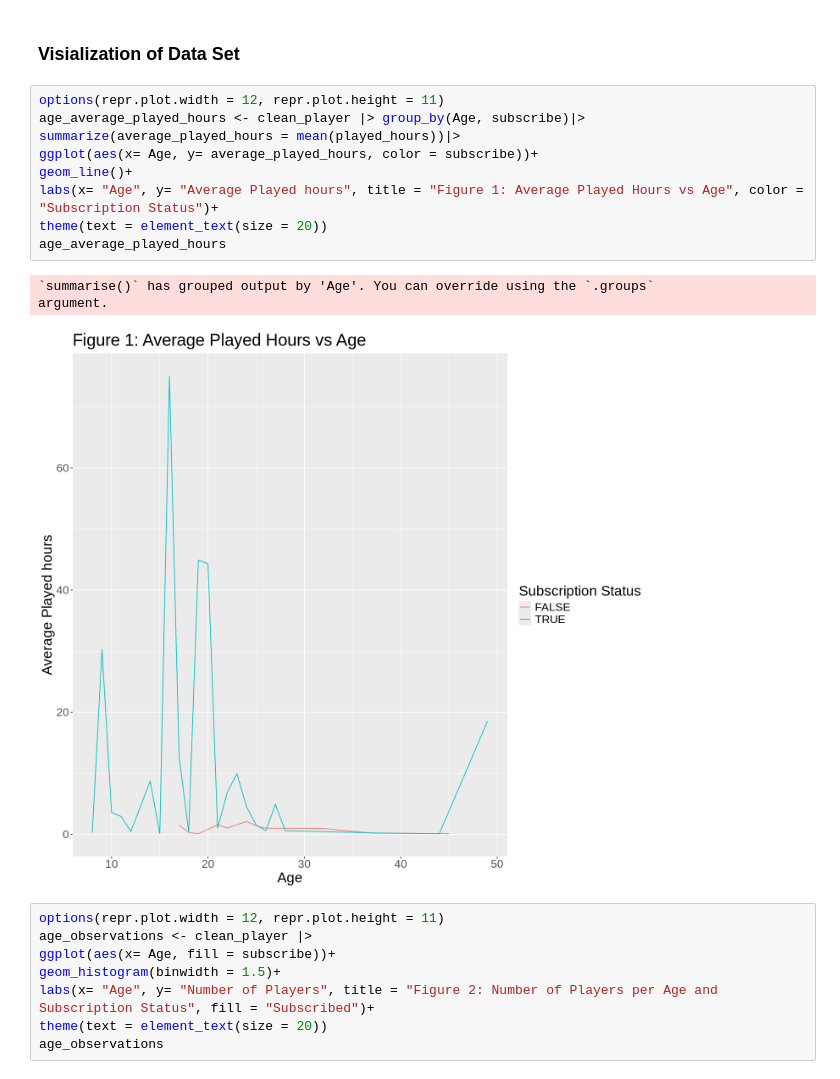
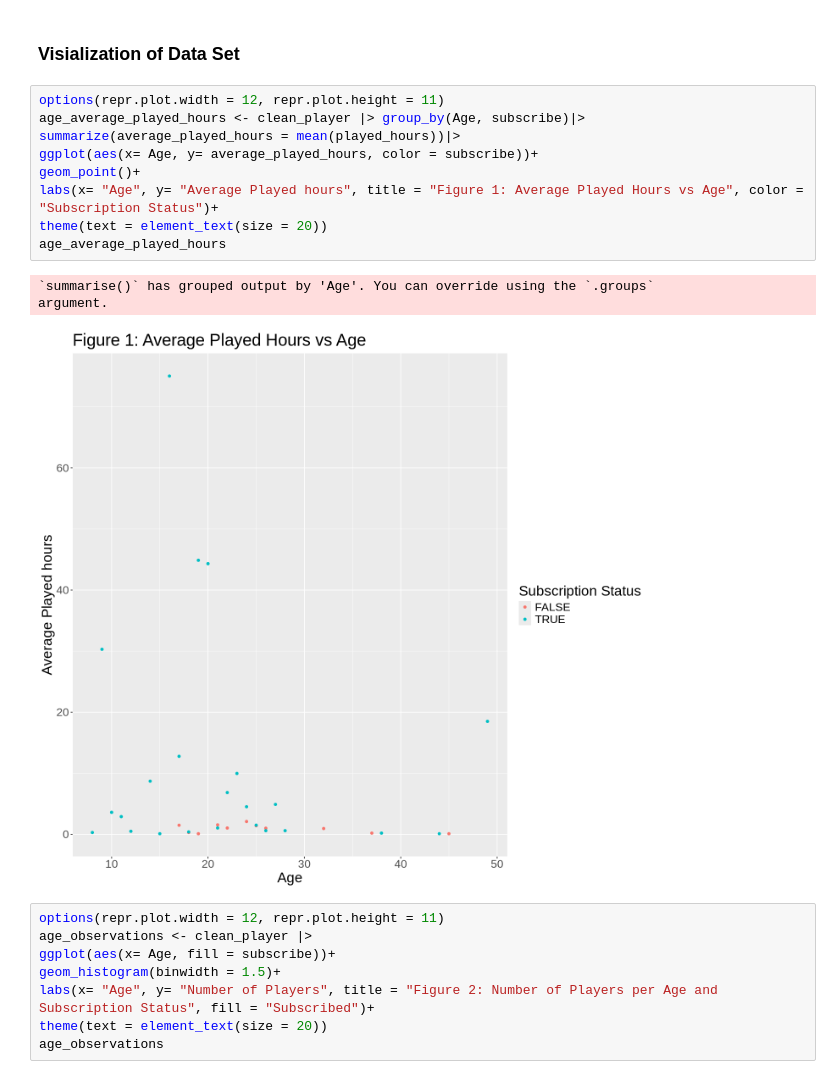
Before and after one commit to lucy-diaz/DSCIprojectgroup34, a Jupyter notebook: group_34_project.ipynb, the cells around one changed output. Cells and saved outputs as stored; diff of their text form.

```diff
--- a/group_34_project.ipynb
+++ b/group_34_project.ipynb
@@ -103,15 +85,15 @@ We used Knn-Classification to test if the age and playtime of players can predic
 # %%
 options(repr.plot.width = 12, repr.plot.height = 11)
 age_average_played_hours <- clean_player |> group_by(Age, subscribe)|> summarize(average_played_hours = mean(played_hours))|>
 ggplot(aes(x= Age, y= average_played_hours, color = subscribe))+
-geom_line()+
+geom_point()+
 labs(x= "Age", y= "Average Played hours", title = "Figure 1: Average Played Hours vs Age", color = "Subscription Status")+
 theme(text = element_text(size = 20))
 age_average_played_hours
 # %% [output]
 `summarise()` has grouped output by 'Age'. You can override using the `.groups`
 argument.
-[figure, old version]
+[figure, new version]
 # %%
 options(repr.plot.width = 12, repr.plot.height = 11)
 age_observations <- clean_player |>
```
Also changed, not shown: parts of 3 cells of this notebook.
